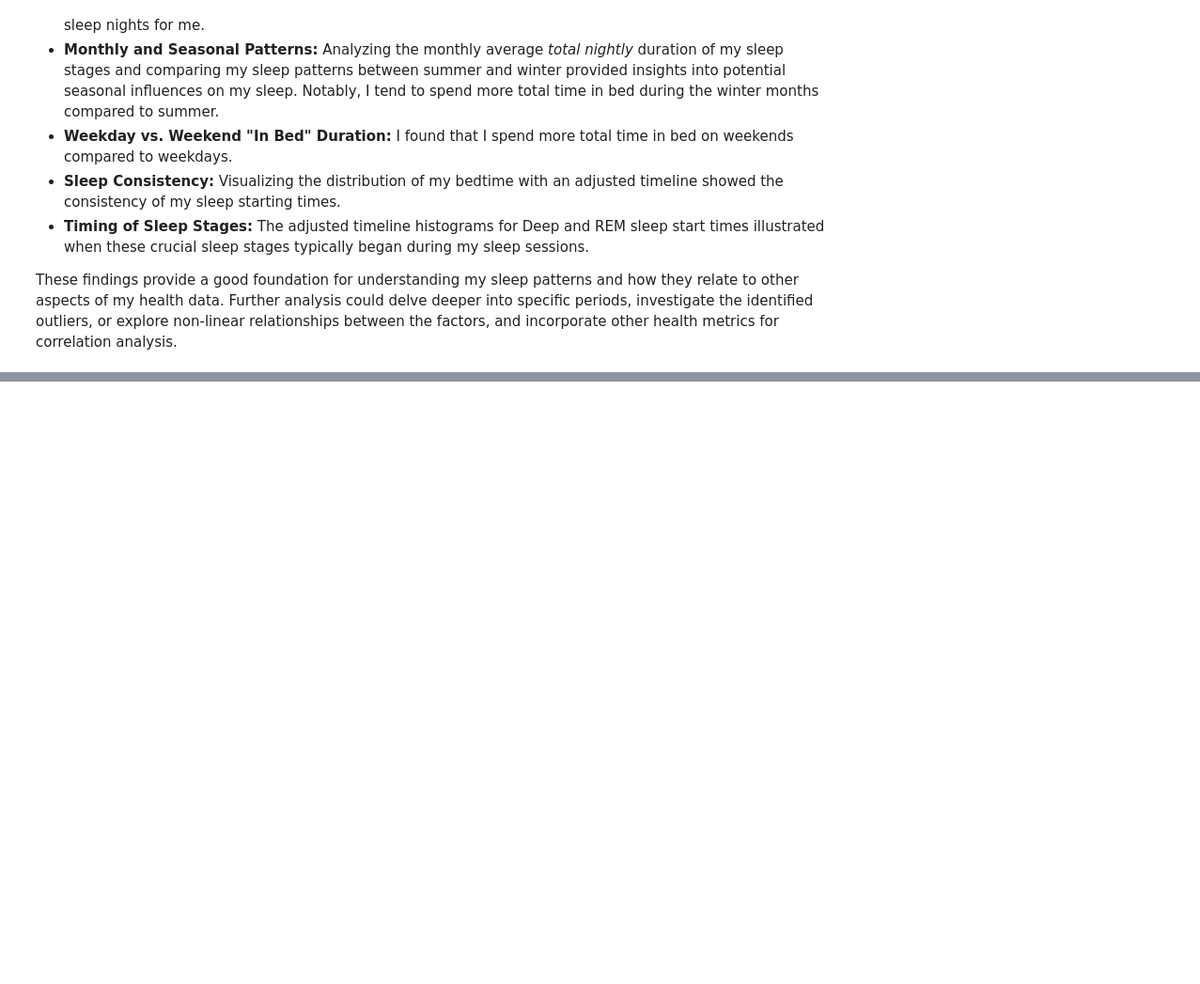
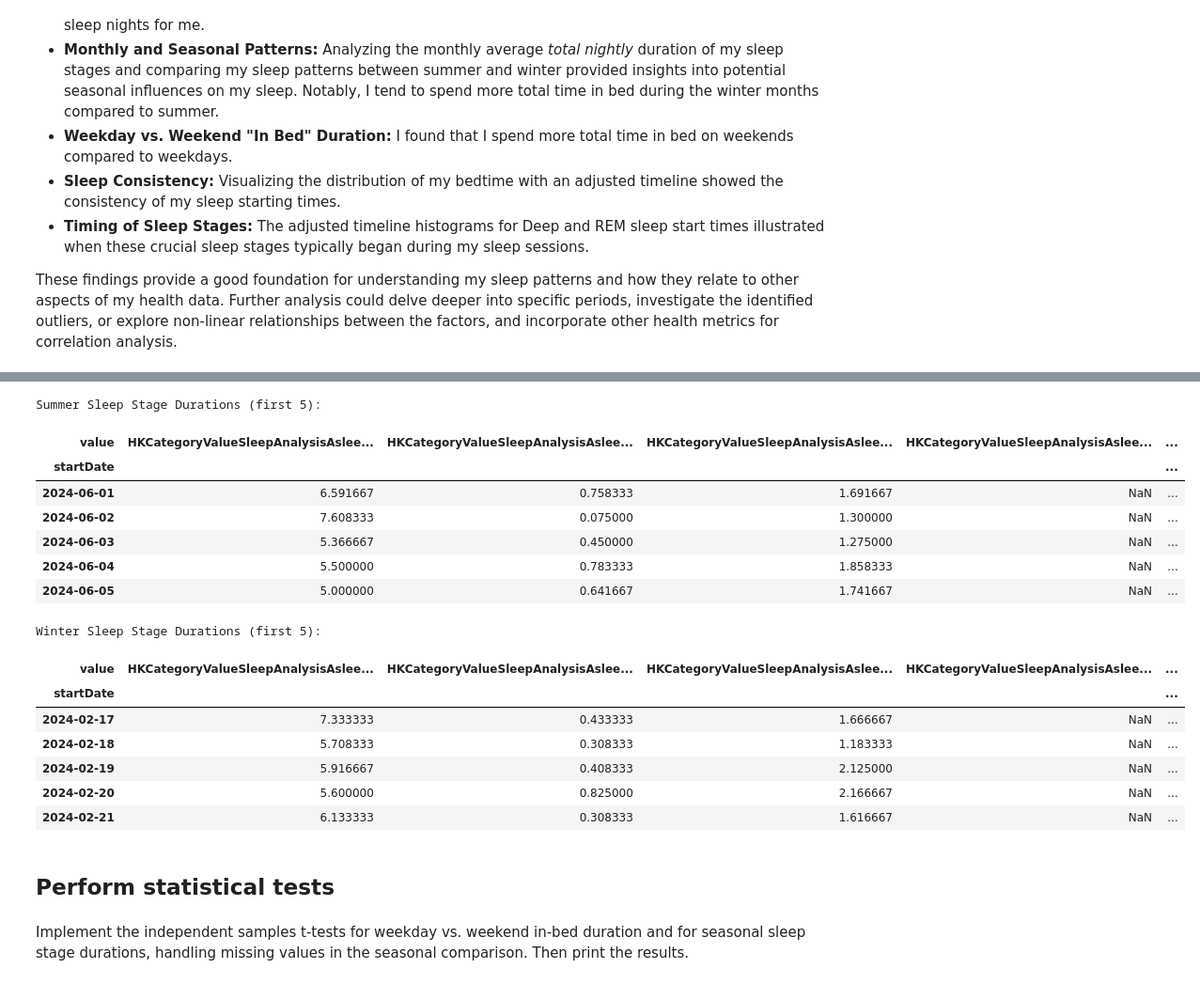
Before and after one commit to Abigail6on/Apple-Health-Sleep-Analysis, a Jupyter notebook: health_sleep_data_analysis.ipynb, the cells around one changed output, grey strips where cells are left out. Shown at 94% size. Cells and saved outputs as stored; diff of their text form; code cells hidden in the pictures; blank space fills up the shorter version.

```diff
--- a/health_sleep_data_analysis.ipynb
+++ b/health_sleep_data_analysis.ipynb
@@ -570,0 +602,43 @@ These findings provide a good foundation for understanding my sleep patterns and
+# %%
+# Filter for Summer and Winter data
+summer_sleep_stage_duration = daily_sleep_stage_total_duration_seasonal[daily_sleep_stage_total_duration_seasonal['season'] == 'Summer']
+winter_sleep_stage_duration = daily_sleep_stage_total_duration_seasonal[daily_sleep_stage_total_duration_seasonal['season'] == 'Winter']
+
+# Extract sleep stage duration columns for Summer and Winter
+sleep_stages = [
+    'HKCategoryValueSleepAnalysisAsleepCore',
+    'HKCategoryValueSleepAnalysisAsleepDeep',
+    'HKCategoryValueSleepAnalysisAsleepREM',
+    'HKCategoryValueSleepAnalysisAsleepUnspecified',
+    'HKCategoryValueSleepAnalysisInBed'
+]
+
+summer_sleep_stage_durations_series = summer_sleep_stage_duration[sleep_stages]
+winter_sleep_stage_durations_series = winter_sleep_stage_duration[sleep_stages]
+
+print("Summer Sleep Stage Durations (first 5):")
+display(summer_sleep_stage_durations_series.head())
+
+print("\nWinter Sleep Stage Durations (first 5):")
+display(winter_sleep_stage_durations_series.head())
+# %% [output]
+Summer Sleep Stage Durations (first 5):
+| value | HKCategoryValueSleepAnalysisAslee... | HKCategoryValueSleepAnalysisAslee... | HKCategoryValueSleepAnalysisAslee... | HKCategoryValueSleepAnalysisAslee... | ... |
+| startDate |  |  |  |  | ... |
+| 2024-06-01 | 6.591667 | 0.758333 | 1.691667 | NaN | ... |
+| 2024-06-02 | 7.608333 | 0.075000 | 1.300000 | NaN | ... |
+| 2024-06-03 | 5.366667 | 0.450000 | 1.275000 | NaN | ... |
+| 2024-06-04 | 5.500000 | 0.783333 | 1.858333 | NaN | ... |
+| 2024-06-05 | 5.000000 | 0.641667 | 1.741667 | NaN | ... |
+Winter Sleep Stage Durations (first 5):
+| value | HKCategoryValueSleepAnalysisAslee... | HKCategoryValueSleepAnalysisAslee... | HKCategoryValueSleepAnalysisAslee... | HKCategoryValueSleepAnalysisAslee... | ... |
+| startDate |  |  |  |  | ... |
+| 2024-02-17 | 7.333333 | 0.433333 | 1.666667 | NaN | ... |
+| 2024-02-18 | 5.708333 | 0.308333 | 1.183333 | NaN | ... |
+| 2024-02-19 | 5.916667 | 0.408333 | 2.125000 | NaN | ... |
+| 2024-02-20 | 5.600000 | 0.825000 | 2.166667 | NaN | ... |
+| 2024-02-21 | 6.133333 | 0.308333 | 1.616667 | NaN | ... |
+# %% [markdown]
+## Perform statistical tests
+# %% [markdown]
+Implement the independent samples t-tests for weekday vs. weekend in-bed duration and for seasonal sleep stage durations, handling missing values in the seasonal comparison. Then print the results.
```
Also changed, not shown: parts of 16 cells of this notebook.
